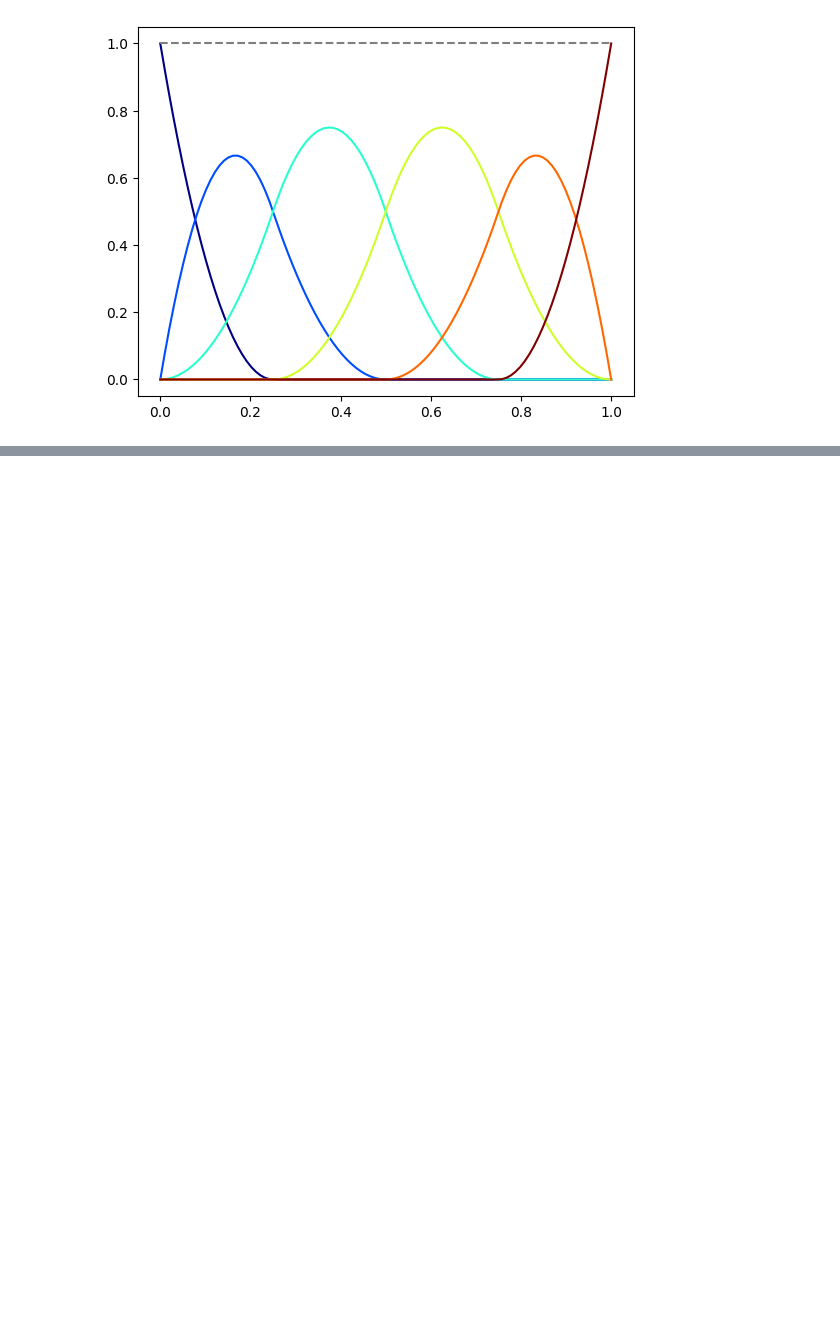
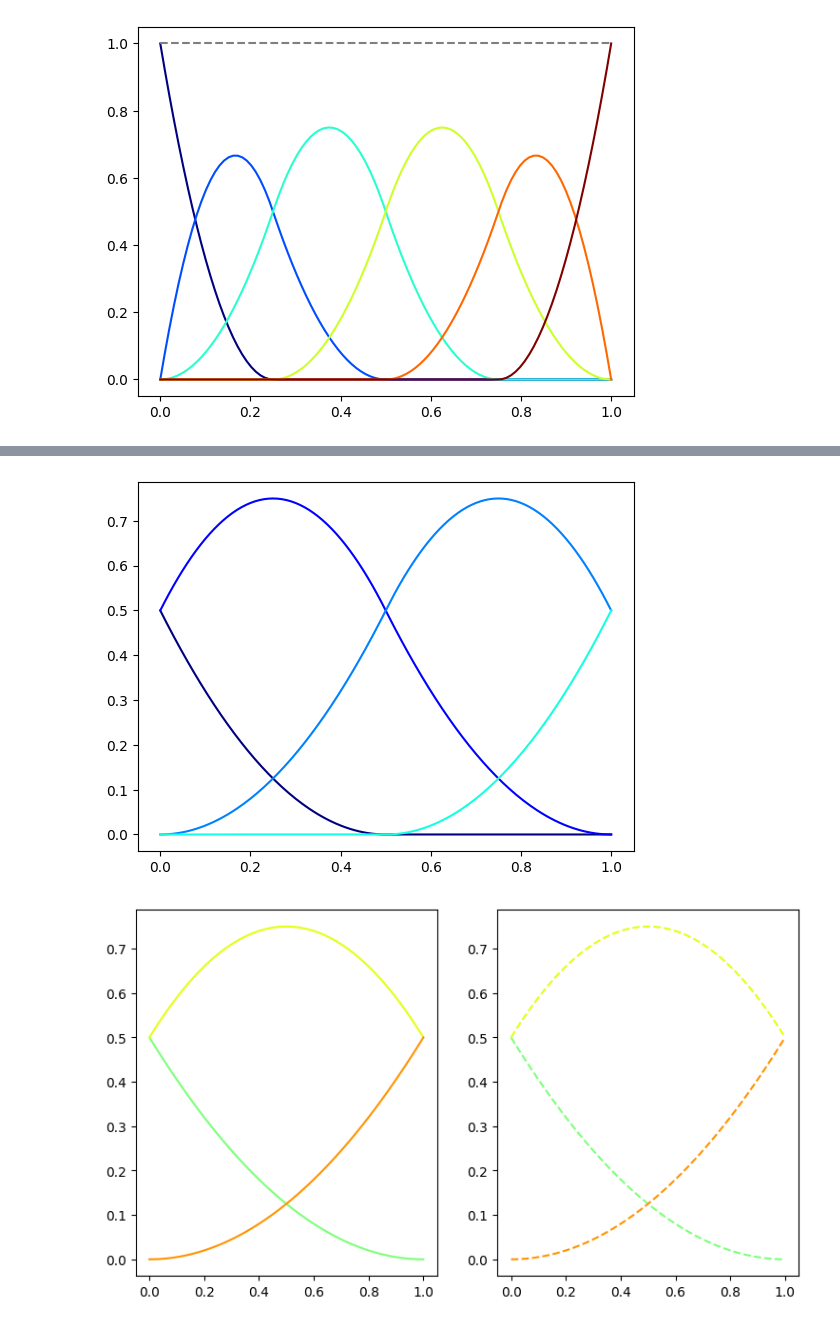
Before and after one commit to smdogroup/gpu_fem, a Jupyter notebook: examples/asym_iga/_python_demo/2_iga/4_multigrid_oned.ipynb, the cells around one changed output, grey strips where cells are left out. Saved outputs shown, nothing was run; the diff lists cells and outputs as text; code cells hidden in the pictures; blank space fills up the shorter version.

```diff
--- a/examples/asym_iga/_python_demo/2_iga/4_multigrid_oned.ipynb
+++ b/examples/asym_iga/_python_demo/2_iga/4_multigrid_oned.ipynb
@@ -173,0 +240,48 @@ P_dof=array([[0.75, 0.25, 0.  ],
+# %%
+
+# but if I write it like N_H = P^T * N_h global
+# which may not be exact, but they say that there is an exact solution, then we have an exact prolongation
+# because u_h = P * u_H
+
+# let's try and assemble the global P^T transformation (with in this case three coarse basis, four fine basis)
+# the left and right sides are separte basis functions but two interior fine bases connect for four total fine basis
+# I was concerned about the second basis function not matching, but I think even though it's piecewise constructed
+# with fine basis functions
+PT = np.array([
+    [0.75, 0.25, 0.0, 0.0],
+    [0.25, 0.75, 0.75, 0.25],
+    [0.0, 0.0, 0.25, 0.75],
+])
+
+# now try and reconstruct coarse basis from each fine basis term..
+N_Lh[:,100:] = 0.0
+N_Rh[:,:101] = 0.0
+# now assemble fine basis
+N_h = np.zeros((4,N_Lh.shape[1]))
+N_h[:3] += N_Lh
+N_h[1:] += N_Rh
+
+for i in range(4):
+    N_h[i,100] = 0.5*(N_h[i,99] + N_h[i,101])
+
+# plot fine basis
+for i in range(4):
+    plt.plot(xi, N_h[i], color=colors[i])
+plt.show()
+
+# =======================================
+# now try to reconstruct the coarse basis using the fine basis prolongation matrix we just built
+# =======================================
+
+fig, ax = plt.subplots(1, 2, figsize=(9, 5))
+
+N_H_v2 = np.dot(PT, N_h)
+for i in range(3):
+    ax[0].plot(xi, N_H[i], color=colors[i+4])
+    ax[1].plot(xi, N_H_v2[i], '--', color=colors[i+4])
+plt.show()
+
+# it worked!
+# %% [output]
+[figure, added]
+[figure, added]
```
Also changed, not shown: parts of 5 cells of this notebook.
